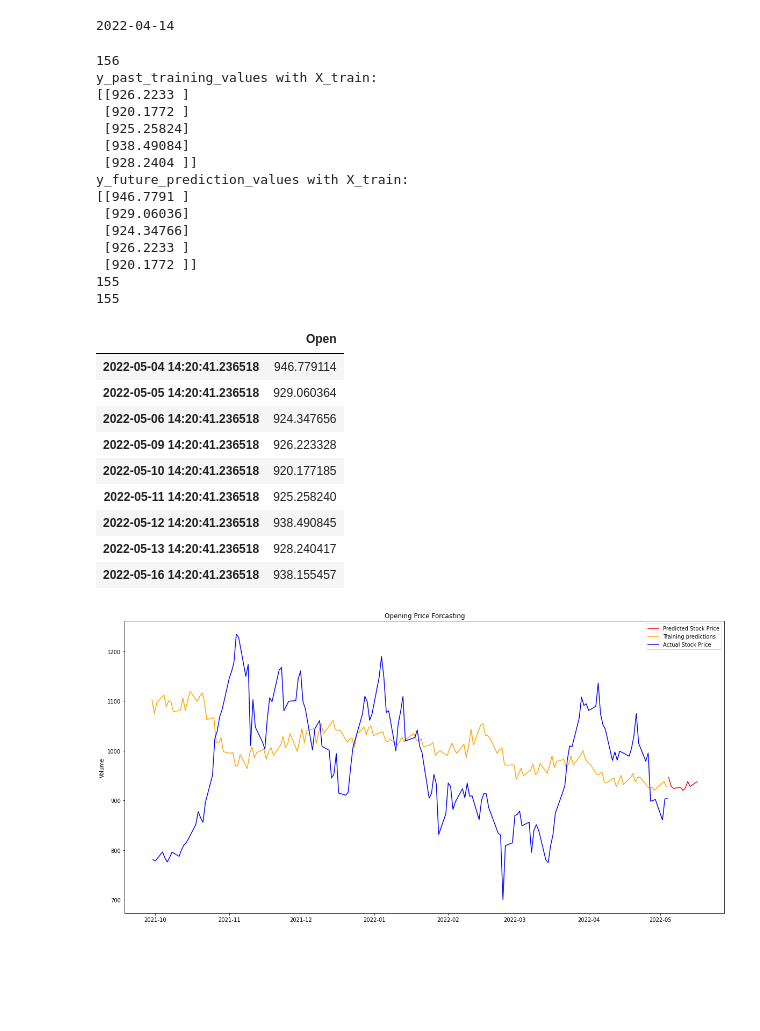
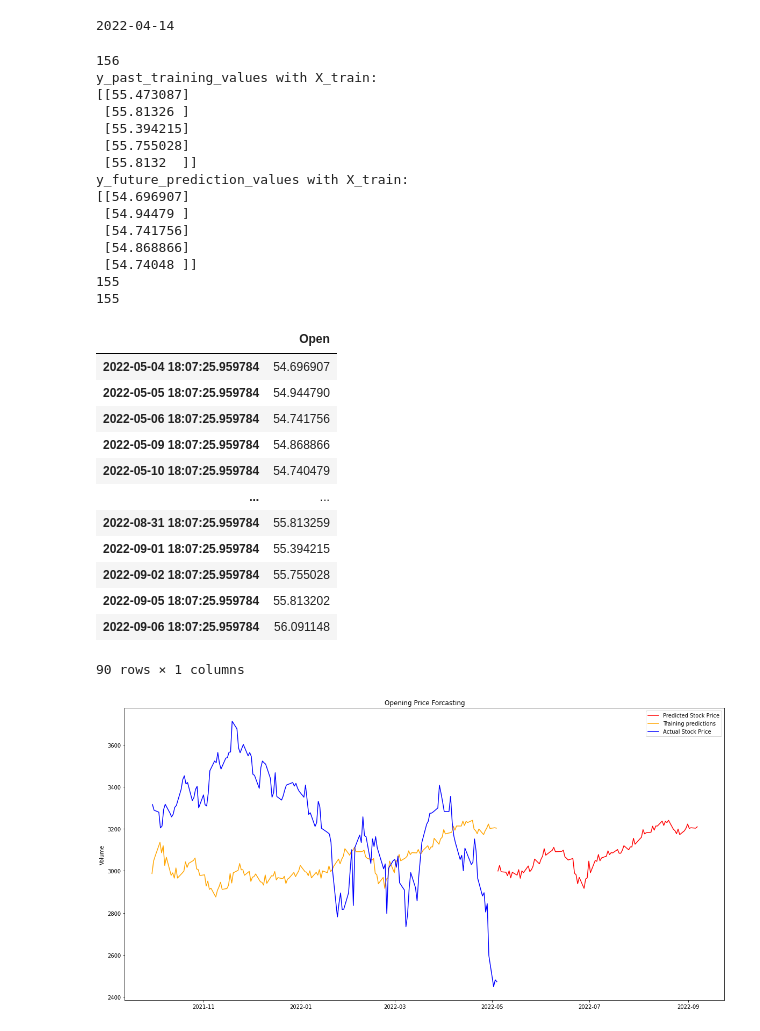
Before and after one commit to jeniferwerthman/AdvAILSTM, a Jupyter notebook: Copy_of_LSTMStock_Take2.ipynb, the cells around one changed output. Drawn from its saved outputs; the diff is of its cells as text; code cells hidden in the pictures; blank space fills up the shorter version.

```diff
--- a/Copy_of_LSTMStock_Take2.ipynb
+++ b/Copy_of_LSTMStock_Take2.ipynb
@@ -57,7 +53,7 @@ for stock in stocks:
     stock['closeChange'] = stock.Close.pct_change()
 
 # Select features (columns) to be involved intro training and predictions
-cols = list(stocks[1])[0:3]
+cols = list(stocks[1])[0:4]
 #cols.pop(1) #Delete middle column
 
 print('Training set shape == {}'.format(stocks[1].shape))
@@ -143,6 +139,6 @@ mplot.tight_layout()
 # %%
 #Get Desired columns to train
-stockDf = stocks[0]
+stockDf = stocks[5]
 print('Featured selected: {}'.format(cols))
 stockDf = stockDf[cols].astype(str)
 for i in cols:
@@ -223,7 +219,7 @@ lstmActivation = 'relu'
 activationLayer = 'linear'
 lossType = 'mean_squared_error'
 optimizerType = 'adam'
-lstmUnits = 50
+lstmUnits = 128
 lstmMultipleLayers = True
 
 model = Sequential()
@@ -232,10 +228,10 @@ if lstmMultipleLayers:
   model.add(LSTM(units = lstmUnits, return_sequences = True, activation = lstmActivation, input_shape = (X_train.shape[1], batchSize)))
   model.add(Dropout(dropOut))
 
-  model.add(LSTM(units = lstmUnits, return_sequences = True))
+  model.add(LSTM(units = 64, return_sequences = True))
   model.add(Dropout(dropOut))
 
-  model.add(LSTM(units = lstmUnits, return_sequences = True))
+  model.add(LSTM(units = 64, return_sequences = True))
   model.add(Dropout(dropOut))
 
   model.add(LSTM(units = lstmUnits))
@@ -367,7 +363,7 @@ print(trainingStartDate.to_pydatetime().date())
 from pandas.tseries.offsets import BDay
 
 #Prediction Forcastings
-predictionCount = 9
+predictionCount = 90
 lookback =155
 yesterday = end - timedelta(days=1)
 trainingStartDate = (end - BDay(lookback)).to_pydatetime()
@@ -380,53 +376,56 @@ predictionDs = predictMeData.to_numpy()
 predictionDs = predictionDs.astype('float32')
 predictionDs = np.reshape(predictionDs, (newShape1, newShape2))
 scaler = MinMaxScaler(feature_range=(featureRange1, featureRange2))
 predictionDs = scaler.fit_transform(predictionDs)
 
 y_past_training = model.predict(X_train[-lookback-1:])
 print(len(y_past_training))
 y_past_training_values = scaler.inverse_transform(y_past_training[0:lookback])
 print('y_past_training_values with X_train: ')
 print(y_past_training_values[-5:])
 
 y_future_prediction = model.predict(X_train[-predictionCount:])
 y_future_prediction_values = scaler.inverse_transform(y_future_prediction)
 print('y_future_prediction_values with X_train: ')
 y_future_prediction_values1=scaler.inverse_transform(y_future_prediction_values)
 
 print(y_future_prediction_values[:5])
 print(len(y_past_training_values))
 print(len(datelist_training))
 
 #Look Back prediction
 PREDICTIONS_FUTURE = pd.DataFrame(y_future_prediction_values, columns=['Open']).set_index(pd.Series(datelist_future))
 PREDICTION_TRAIN = pd.DataFrame(y_past_training_values, columns=['Open']).set_index(pd.Series(datelist_training))
-PREDICTIONS_FUTURE.head(11)
+PREDICTIONS_FUTURE.head(90)
 # %% [output]
 156
 y_past_training_values with X_train:
-[[926.2233 ]
- [920.1772 ]
- [925.25824]
- [938.49084]
- [928.2404 ]]
+[[55.473087]
+ [55.81326 ]
+ [55.394215]
+ [55.755028]
+ [55.8132  ]]
 y_future_prediction_values with X_train:
-[[946.7791 ]
- [929.06036]
- [924.34766]
- [926.2233 ]
- [920.1772 ]]
+[[54.696907]
+ [54.94479 ]
+ [54.741756]
+ [54.868866]
+ [54.74048 ]]
 155
 155
 |  | Open |
-| 2022-05-04 14:20:41.236518 | 946.779114 |
-| 2022-05-05 14:20:41.236518 | 929.060364 |
-| 2022-05-06 14:20:41.236518 | 924.347656 |
-| 2022-05-09 14:20:41.236518 | 926.223328 |
-| 2022-05-10 14:20:41.236518 | 920.177185 |
-| 2022-05-11 14:20:41.236518 | 925.258240 |
-| 2022-05-12 14:20:41.236518 | 938.490845 |
-| 2022-05-13 14:20:41.236518 | 928.240417 |
-| 2022-05-16 14:20:41.236518 | 938.155457 |
+| 2022-05-04 18:07:25.959784 | 54.696907 |
+| 2022-05-05 18:07:25.959784 | 54.944790 |
+| 2022-05-06 18:07:25.959784 | 54.741756 |
+| 2022-05-09 18:07:25.959784 | 54.868866 |
+| 2022-05-10 18:07:25.959784 | 54.740479 |
+| ... | ... |
+| 2022-08-31 18:07:25.959784 | 55.813259 |
+| 2022-09-01 18:07:25.959784 | 55.394215 |
+| 2022-09-02 18:07:25.959784 | 55.755028 |
+| 2022-09-05 18:07:25.959784 | 55.813202 |
+| 2022-09-06 18:07:25.959784 | 56.091148 |
+90 rows × 1 columns
 # %%
 mplot.figure(figsize=(20,10))
 mplot.title(f"Opening Price Forcasting")
@@ -438,4 +437,4 @@ mplot.xlabel(None)
 mplot.legend()
 mplot.show()
 # %% [output]
-[figure, old version]
+[figure, new version]
```
Also changed, not shown: parts of 9 cells of this notebook.
